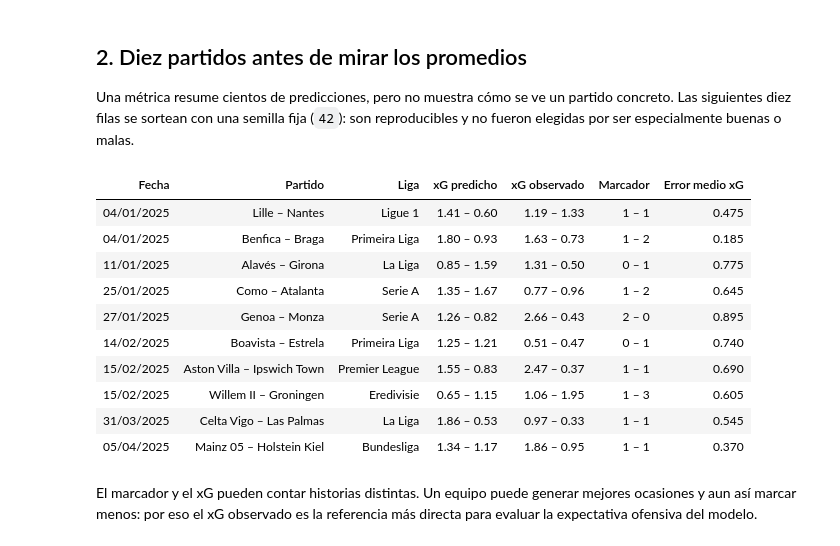
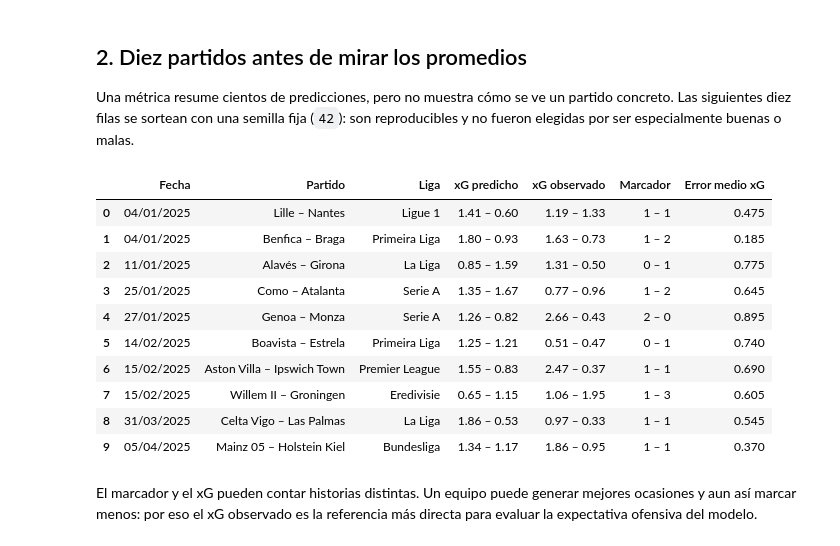
Before and after one commit to venomio5/data-analytics-portfolio, a Jupyter notebook: modelo-prediccion-futbol/05_results/01_xg_analysis.ipynb, the cells around one changed output. Saved outputs shown, nothing was run; the diff lists cells and outputs as text; code cells hidden in the pictures.

```diff
--- a/modelo-prediccion-futbol/05_results/01_xg_analysis.ipynb
+++ b/modelo-prediccion-futbol/05_results/01_xg_analysis.ipynb
@@ -130,49 +121,40 @@ Una métrica resume cientos de predicciones, pero no muestra cómo se ve un part
 # %%
 EXAMPLE_SEED = 42
 
 example_matches = (
     complete_predictions
     .sample(n=10, random_state=EXAMPLE_SEED)
     .sort_values(["match_date", "match_id"])
     .copy()
 )
 example_matches["mean_abs_xg_error"] = (
     (example_matches["proj_home_xg"] - example_matches["home_xg"]).abs()
     + (example_matches["proj_away_xg"] - example_matches["away_xg"]).abs()
 ) / 2
 
 example_table = pd.DataFrame({
     "Fecha": example_matches["match_date"].dt.strftime("%d/%m/%Y"),
     "Partido": example_matches["home_team"] + " – " + example_matches["away_team"],
     "Liga": example_matches["league"],
     "xG predicho": example_matches.apply(lambda row: f"{row['proj_home_xg']:.2f} – {row['proj_away_xg']:.2f}", axis=1),
     "xG observado": example_matches.apply(lambda row: f"{row['home_xg']:.2f} – {row['away_xg']:.2f}", axis=1),
     "Marcador": example_matches.apply(lambda row: f"{int(row['home_goals'])} – {int(row['away_goals'])}", axis=1),
-    "Error medio xG": example_matches["mean_abs_xg_error"],
+    "Error medio xG": example_matches["mean_abs_xg_error"].round(3),
 })
 
-display(
-    example_table.style
-    .hide(axis="index")
-    .format({"Error medio xG": "{:.3f}"})
-    .set_properties(**{"padding": "6px 9px", "text-align": "left"})
-    .set_table_styles([
-        {"selector": "th", "props": [("background-color", BLUE), ("color", "white"), ("text-align", "left")]},
-        {"selector": "tbody tr:nth-child(even)", "props": [("background-color", "#F3F4F6")]},
-    ])
-)
+display(example_table.reset_index(drop=True))
 # %% [output]
-| Fecha | Partido | Liga | xG predicho | xG observado | Marcador | Error medio xG |
-| 04/01/2025 | Lille – Nantes | Ligue 1 | 1.41 – 0.60 | 1.19 – 1.33 | 1 – 1 | 0.475 |
-| 04/01/2025 | Benfica – Braga | Primeira Liga | 1.80 – 0.93 | 1.63 – 0.73 | 1 – 2 | 0.185 |
-| 11/01/2025 | Alavés – Girona | La Liga | 0.85 – 1.59 | 1.31 – 0.50 | 0 – 1 | 0.775 |
-| 25/01/2025 | Como – Atalanta | Serie A | 1.35 – 1.67 | 0.77 – 0.96 | 1 – 2 | 0.645 |
-| 27/01/2025 | Genoa – Monza | Serie A | 1.26 – 0.82 | 2.66 – 0.43 | 2 – 0 | 0.895 |
-| 14/02/2025 | Boavista – Estrela | Primeira Liga | 1.25 – 1.21 | 0.51 – 0.47 | 0 – 1 | 0.740 |
-| 15/02/2025 | Aston Villa – Ipswich Town | Premier League | 1.55 – 0.83 | 2.47 – 0.37 | 1 – 1 | 0.690 |
-| 15/02/2025 | Willem II – Groningen | Eredivisie | 0.65 – 1.15 | 1.06 – 1.95 | 1 – 3 | 0.605 |
-| 31/03/2025 | Celta Vigo – Las Palmas | La Liga | 1.86 – 0.53 | 0.97 – 0.33 | 1 – 1 | 0.545 |
-| 05/04/2025 | Mainz 05 – Holstein Kiel | Bundesliga | 1.34 – 1.17 | 1.86 – 0.95 | 1 – 1 | 0.370 |
+|  | Fecha | Partido | Liga | xG predicho | xG observado | Marcador | Error medio xG |
+| 0 | 04/01/2025 | Lille – Nantes | Ligue 1 | 1.41 – 0.60 | 1.19 – 1.33 | 1 – 1 | 0.475 |
+| 1 | 04/01/2025 | Benfica – Braga | Primeira Liga | 1.80 – 0.93 | 1.63 – 0.73 | 1 – 2 | 0.185 |
+| 2 | 11/01/2025 | Alavés – Girona | La Liga | 0.85 – 1.59 | 1.31 – 0.50 | 0 – 1 | 0.775 |
+| 3 | 25/01/2025 | Como – Atalanta | Serie A | 1.35 – 1.67 | 0.77 – 0.96 | 1 – 2 | 0.645 |
+| 4 | 27/01/2025 | Genoa – Monza | Serie A | 1.26 – 0.82 | 2.66 – 0.43 | 2 – 0 | 0.895 |
+| 5 | 14/02/2025 | Boavista – Estrela | Primeira Liga | 1.25 – 1.21 | 0.51 – 0.47 | 0 – 1 | 0.740 |
+| 6 | 15/02/2025 | Aston Villa – Ipswich Town | Premier League | 1.55 – 0.83 | 2.47 – 0.37 | 1 – 1 | 0.690 |
+| 7 | 15/02/2025 | Willem II – Groningen | Eredivisie | 0.65 – 1.15 | 1.06 – 1.95 | 1 – 3 | 0.605 |
+| 8 | 31/03/2025 | Celta Vigo – Las Palmas | La Liga | 1.86 – 0.53 | 0.97 – 0.33 | 1 – 1 | 0.545 |
+| 9 | 05/04/2025 | Mainz 05 – Holstein Kiel | Bundesliga | 1.34 – 1.17 | 1.86 – 0.95 | 1 – 1 | 0.370 |
 # %% [markdown]
 El marcador y el xG pueden contar historias distintas. Un equipo puede generar mejores ocasiones y aun así marcar menos: por eso el xG observado es la referencia más directa para evaluar la expectativa ofensiva del modelo.
 # %% [markdown]
```
Also changed, not shown: parts of 19 cells of this notebook.
